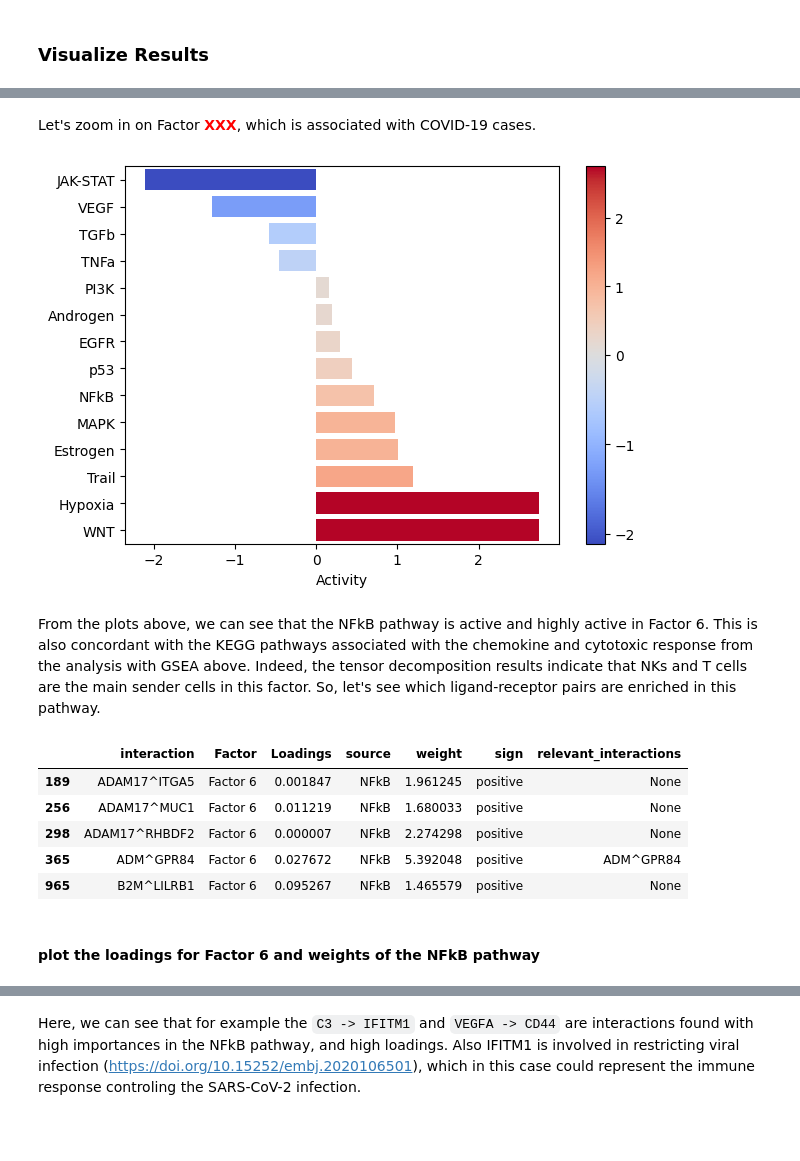
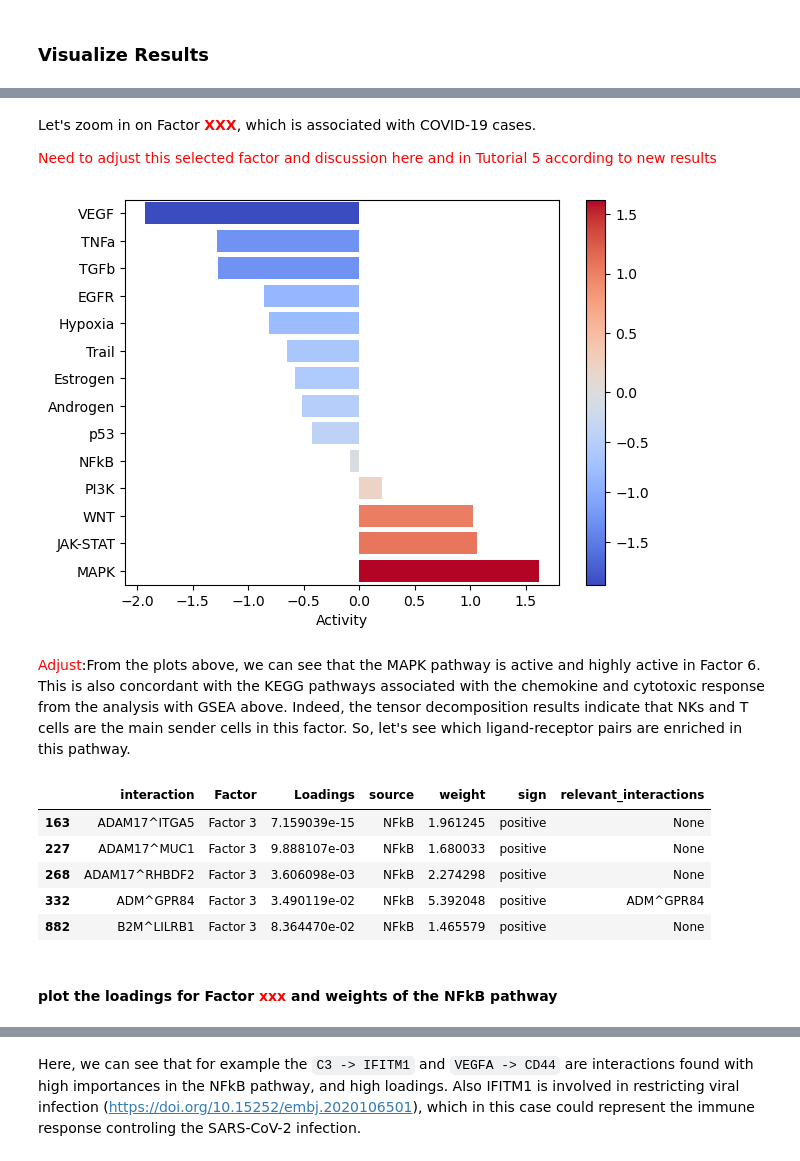
Before and after one commit to saezlab/ccc_protocols, a Jupyter notebook: notebooks/ccc_python/06-Functional-Footprinting.ipynb, the cells around one changed output, grey strips where cells are left out. Drawn from its saved outputs; the diff is of its cells as text; code cells hidden in the pictures; blank space fills up the shorter version.

```diff
--- a/notebooks/ccc_python/06-Functional-Footprinting.ipynb
+++ b/notebooks/ccc_python/06-Functional-Footprinting.ipynb
@@ -223,17 +228,19 @@ plt.savefig(output_folder + '/PROGENy.pdf', dpi=300, bbox_inches='tight')
 # %% [markdown]
 Let's zoom in on Factor <span style='color:red'>**XXX**</span>, which is associated with COVID-19 cases.
+
+<font color='red'>Need to adjust this selected factor and discussion here and in Tutorial 5 according to new results</font>
 # %%
-selected_factor = 'Factor 10'
+selected_factor = 'Factor 3'
 
 dc.plot_barplot(estimate,
                 selected_factor,
                 vertical=True,
                 cmap='coolwarm',
-                save=output_folder + '/PROGENy-{}.pdf'.format(selected_factor.replace(' ', '-'))
+                save=output_folder + '/PROGENy-{}.pdf'.format(selected_factor.replace(' ', '-')))
 # %% [output]
-[figure, old version]
+[figure, new version]
 # %% [markdown]
-From the plots above, we can see that the NFkB pathway is active and highly active in Factor 6. This is also concordant with the KEGG pathways associated with the chemokine and cytotoxic response from the analysis with GSEA above. Indeed, the tensor decomposition results indicate that NKs and T cells are the main sender cells in this factor. So, let's see which ligand-receptor pairs are enriched in this pathway.
+<font color='red'>Adjust</font>:From the plots above, we can see that the MAPK pathway is active and highly active in Factor 6. This is also concordant with the KEGG pathways associated with the chemokine and cytotoxic response from the analysis with GSEA above. Indeed, the tensor decomposition results indicate that NKs and T cells are the main sender cells in this factor. So, let's see which ligand-receptor pairs are enriched in this pathway.
 # %%
 # loadings to long format
 lr_loadings_long = lr_loadings.reset_index().melt(id_vars='index', var_name="Factor", value_name="Loadings").rename(columns={'index':'interaction'})
@@ -246,13 +253,13 @@ lr_loadings_long['relevant_interactions'] = lr_loadings_long.apply(lambda x: x['
 lr_loadings_long.head()
 # %% [output]
 |  | interaction | Factor | Loadings | source | weight | sign | relevant_interactions |
-| 189 | ADAM17^ITGA5 | Factor 6 | 0.001847 | NFkB | 1.961245 | positive | None |
-| 256 | ADAM17^MUC1 | Factor 6 | 0.011219 | NFkB | 1.680033 | positive | None |
-| 298 | ADAM17^RHBDF2 | Factor 6 | 0.000007 | NFkB | 2.274298 | positive | None |
-| 365 | ADM^GPR84 | Factor 6 | 0.027672 | NFkB | 5.392048 | positive | ADM^GPR84 |
-| 965 | B2M^LILRB1 | Factor 6 | 0.095267 | NFkB | 1.465579 | positive | None |
+| 163 | ADAM17^ITGA5 | Factor 3 | 7.159039e-15 | NFkB | 1.961245 | positive | None |
+| 227 | ADAM17^MUC1 | Factor 3 | 9.888107e-03 | NFkB | 1.680033 | positive | None |
+| 268 | ADAM17^RHBDF2 | Factor 3 | 3.606098e-03 | NFkB | 2.274298 | positive | None |
+| 332 | ADM^GPR84 | Factor 3 | 3.490119e-02 | NFkB | 5.392048 | positive | ADM^GPR84 |
+| 882 | B2M^LILRB1 | Factor 3 | 8.364470e-02 | NFkB | 1.465579 | positive | None |
 # %% [markdown]
-#### plot the loadings for Factor 6 and weights of the NFkB pathway
+#### plot the loadings for Factor <font color='red'>xxx</font> and weights of the NFkB pathway
 # %%
 (p9.ggplot(lr_loadings_long,
            p9.aes(x='weight', y='Loadings')) +
```
Also changed, not shown: parts of 8 cells of this notebook, 6 other files.
